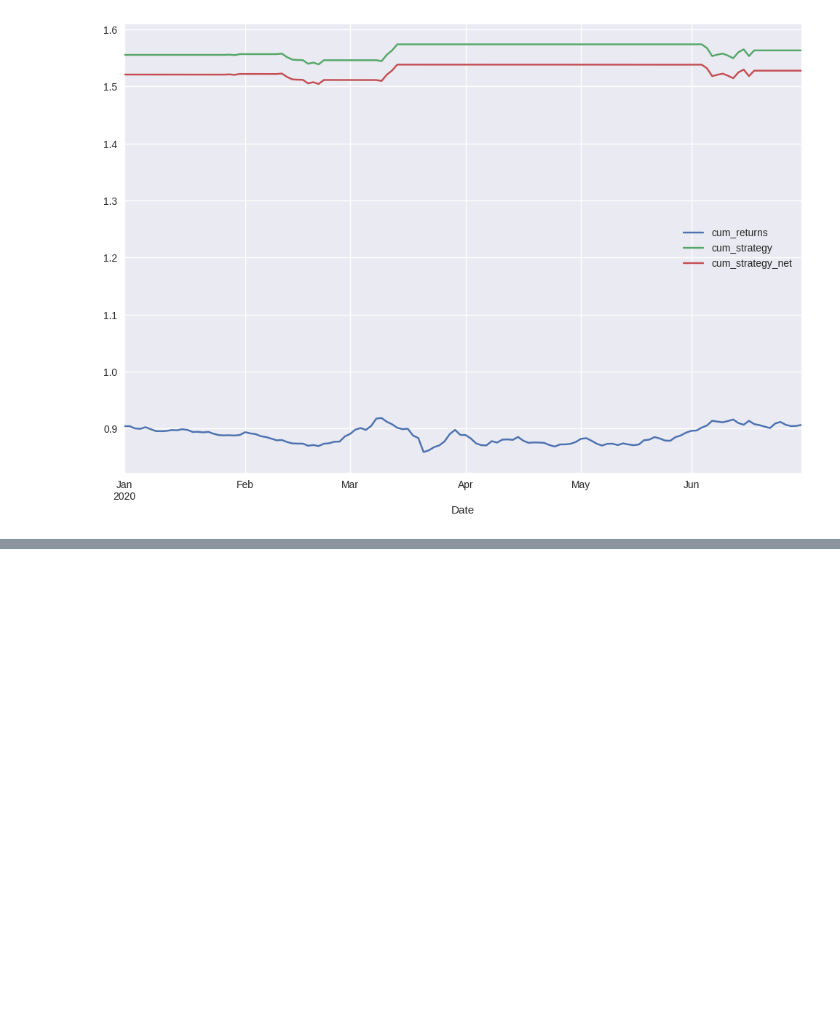
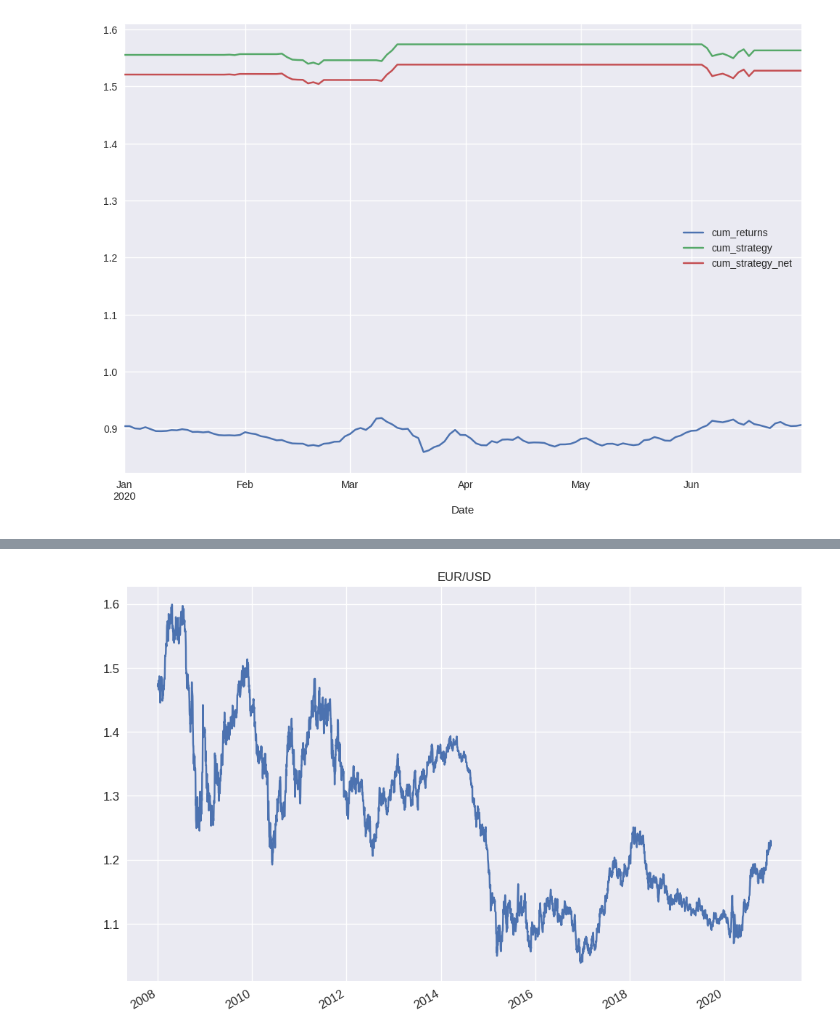
Before and after one commit to yungshun317/pd-algo-trading, a Jupyter notebook: oscillator.ipynb, the cells around one changed output, grey strips where cells are left out. Cells and saved outputs as stored; diff of their text form; code cells hidden in the pictures; blank space fills up the shorter version.

```diff
--- a/oscillator.ipynb
+++ b/oscillator.ipynb
@@ -324,0 +345,3 @@ plt.show()
+# %%
+data = pd.read_csv("datasets/eurusd_ohlc.csv", parse_dates=[0], index_col=0)
+data
@@ -324,0 +376,3 @@ plt.show()
+# %%
+data = data.rename(columns={"Open": "open", "High": "high", "Low": "low", "Close": "close"})
+data
@@ -324,0 +393,5 @@ plt.show()
+# %%
+data.close.plot(figsize=(12, 8), title="EUR/USD", fontsize=12)
+plt.show()
+# %% [output]
+[figure, added]
```
Also changed, not shown: parts of 25 cells of this notebook.
